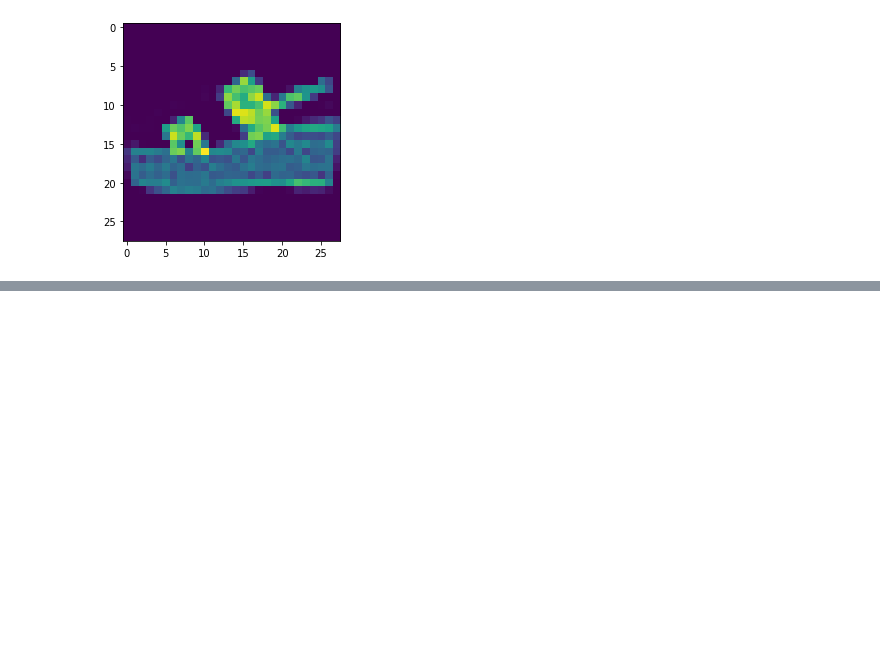
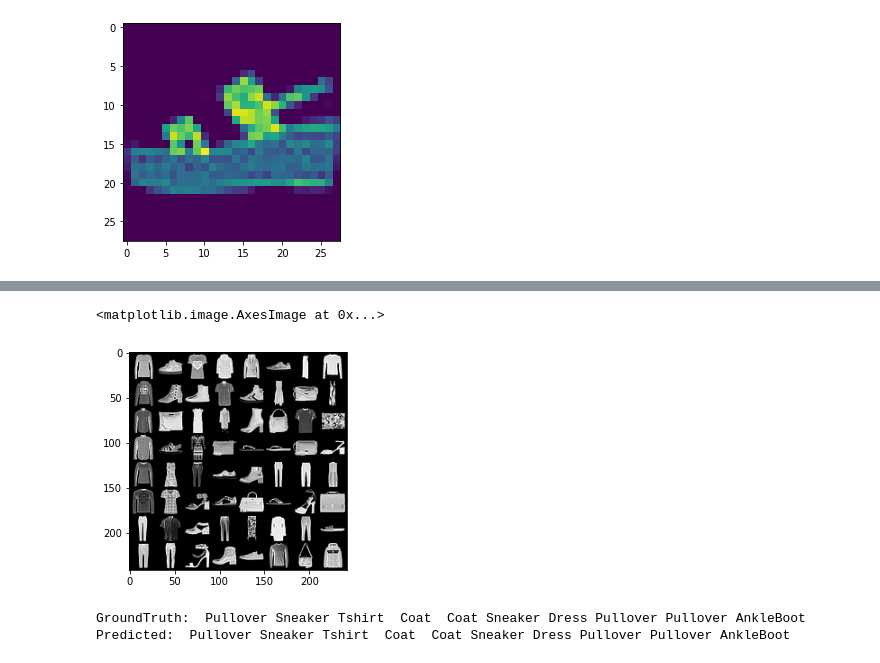
Before and after one commit to lyutovad/GU_PyTorch, a Jupyter notebook: Homework1.ipynb, the cells around one changed output, grey strips where cells are left out. Saved outputs shown, nothing was run; the diff lists cells and outputs as text; code cells hidden in the pictures; blank space fills up the shorter version.

```diff
--- a/Homework1.ipynb
+++ b/Homework1.ipynb
@@ -249,0 +224,24 @@ torch.Size([1, 10])
+# %%
+net_1 = Net().to(device)
+net_1.train()
+for epoch in range(10):
+    running_loss = 0.0
+    for i, data in enumerate(train_loader, 0):
+        inputs, labels = data[0], data[1]
+
+        # обнуляем градиент
+        optimizer.zero_grad()
+
+        outputs = net_1(inputs)
+        loss = criterion(outputs, labels)
+        loss.backward()
+        optimizer.step()
+
+        # выводим статистику о процессе обучения
+        running_loss += loss.item()
+        if i % 300 == 0:    # печатаем каждые 300 mini-batches
+            print('[%d, %5d] loss: %.3f' %
+                  (epoch + 1, i + 1, running_loss / 2000))
+            running_loss = 0.0
+
+print('Training is finished!')
@@ -249,0 +266,18 @@ torch.Size([1, 10])
+# %%
+data_iter = iter(test_loader)
+images, labels = data_iter.next()
+
+outputs = net_1(images)
+imgs = torchvision.utils.make_grid(images)
+plt.imshow(imgs.permute(1, 2, 0).numpy())
+# %% [output]
+<matplotlib.image.AxesImage at 0x...>
+[figure, added]
+# %%
+print('GroundTruth: ', ' '.join('%5s' % classes[labels[j]] for j in range(10)))
+_, predicted = torch.max(outputs, 1)
+
+print('Predicted: ', ' '.join('%5s' % classes[predicted[j]] for j in range(10)))
+# %% [output]
+GroundTruth:  Pullover Sneaker Tshirt  Coat  Coat Sneaker Dress Pullover Pullover AnkleBoot
+Predicted:  Pullover Sneaker Tshirt  Coat  Coat Sneaker Dress Pullover Pullover AnkleBoot
```
Also changed, not shown: parts of 21 cells of this notebook.
